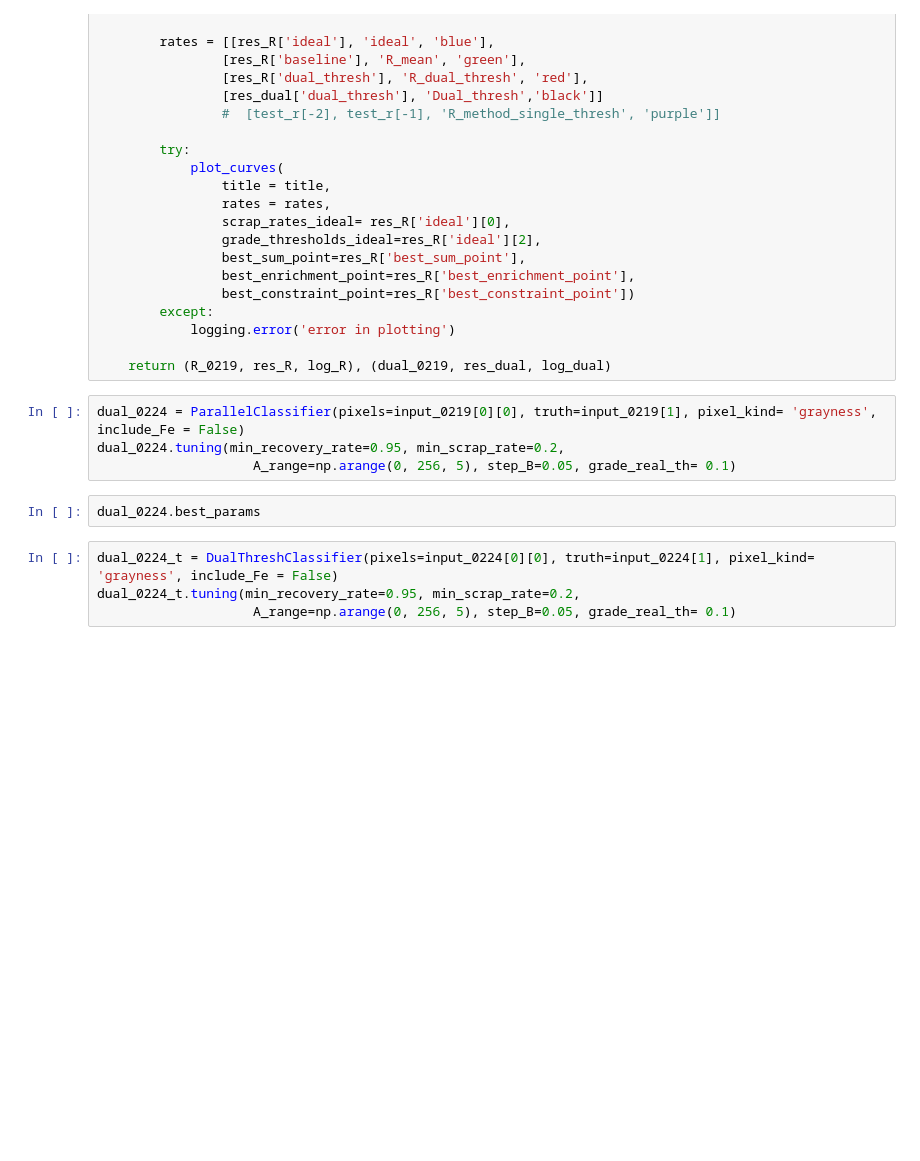
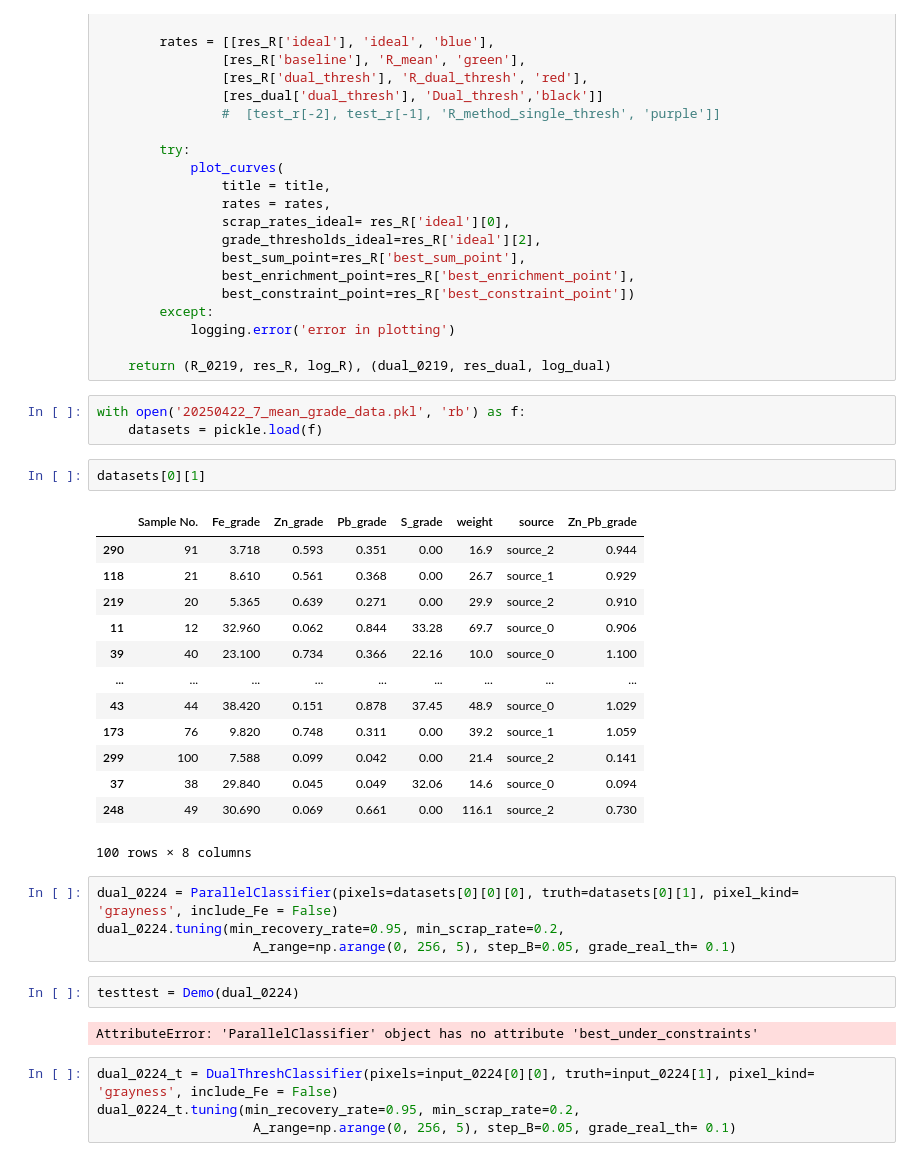
Before and after one commit to yaojian95/jt_ore_sorting, a Jupyter notebook: run_code.ipynb, the cells around one changed output. Saved outputs shown, nothing was run; the diff lists cells and outputs as text; blank space fills up the shorter version.

```diff
--- a/run_code.ipynb
+++ b/run_code.ipynb
@@ -349,12 +349,33 @@ def main(input, plot = False, include_Fe = False, title = ''):
             logging.error('error in plotting')
 
     return (R_0219, res_R, log_R), (dual_0219, res_dual, log_dual)
+# %%
+with open('20250422_7_mean_grade_data.pkl', 'rb') as f:
+    datasets = pickle.load(f)
+# %%
+datasets[0][1]
+# %% [output]
+|  | Sample No. | Fe_grade | Zn_grade | Pb_grade | S_grade | weight | source | Zn_Pb_grade |
+| 290 | 91 | 3.718 | 0.593 | 0.351 | 0.00 | 16.9 | source_2 | 0.944 |
+| 118 | 21 | 8.610 | 0.561 | 0.368 | 0.00 | 26.7 | source_1 | 0.929 |
+| 219 | 20 | 5.365 | 0.639 | 0.271 | 0.00 | 29.9 | source_2 | 0.910 |
+| 11 | 12 | 32.960 | 0.062 | 0.844 | 33.28 | 69.7 | source_0 | 0.906 |
+| 39 | 40 | 23.100 | 0.734 | 0.366 | 22.16 | 10.0 | source_0 | 1.100 |
+| ... | ... | ... | ... | ... | ... | ... | ... | ... |
+| 43 | 44 | 38.420 | 0.151 | 0.878 | 37.45 | 48.9 | source_0 | 1.029 |
+| 173 | 76 | 9.820 | 0.748 | 0.311 | 0.00 | 39.2 | source_1 | 1.059 |
+| 299 | 100 | 7.588 | 0.099 | 0.042 | 0.00 | 21.4 | source_2 | 0.141 |
+| 37 | 38 | 29.840 | 0.045 | 0.049 | 32.06 | 14.6 | source_0 | 0.094 |
+| 248 | 49 | 30.690 | 0.069 | 0.661 | 0.00 | 116.1 | source_2 | 0.730 |
+100 rows × 8 columns
 # %%
-dual_0224 = ParallelClassifier(pixels=input_0219[0][0], truth=input_0219[1], pixel_kind= 'grayness', include_Fe = False)
+dual_0224 = ParallelClassifier(pixels=datasets[0][0][0], truth=datasets[0][1], pixel_kind= 'grayness', include_Fe = False)
 dual_0224.tuning(min_recovery_rate=0.95, min_scrap_rate=0.2,
                     A_range=np.arange(0, 256, 5), step_B=0.05, grade_real_th= 0.1)
-# %%
-dual_0224.best_params
+# %%
+testtest = Demo(dual_0224)
+# %% [output]
+AttributeError: 'ParallelClassifier' object has no attribute 'best_under_constraints'
 # %%
 dual_0224_t = DualThreshClassifier(pixels=input_0224[0][0], truth=input_0224[1], pixel_kind= 'grayness', include_Fe = False)
 dual_0224_t.tuning(min_recovery_rate=0.95, min_scrap_rate=0.2,
```
Also changed, not shown: 2 other files.
